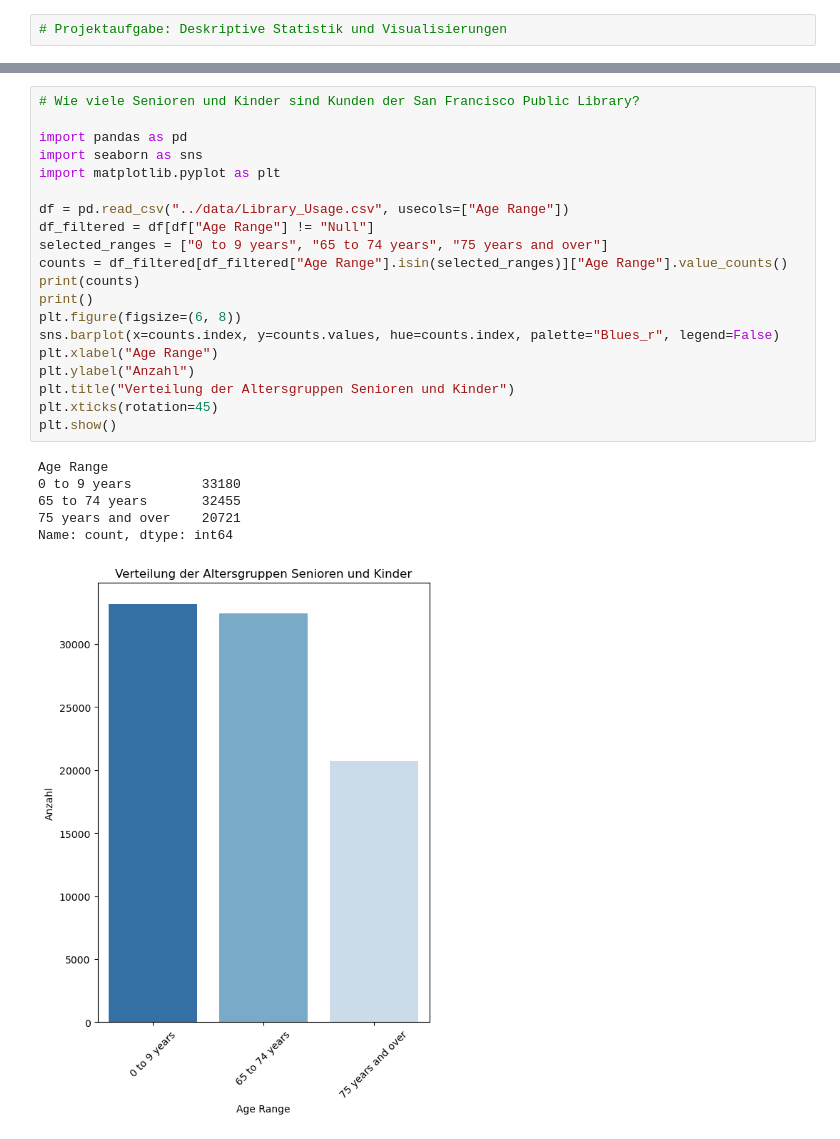
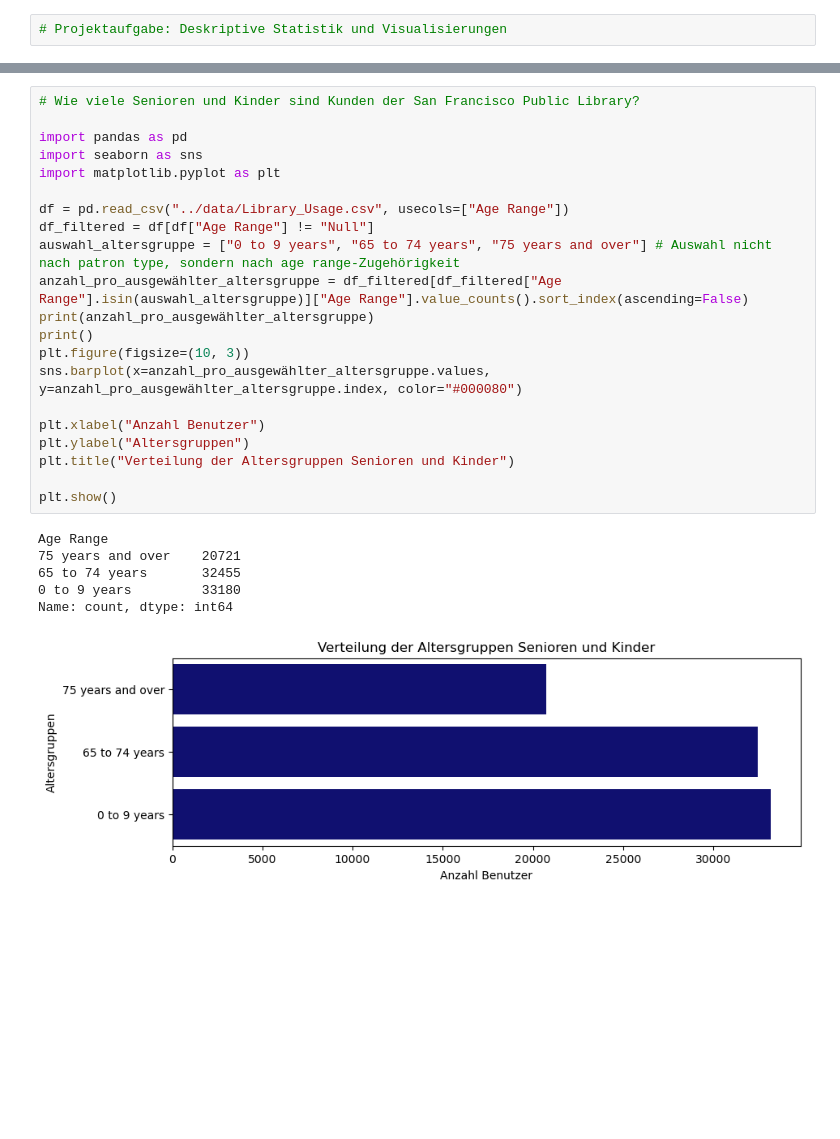
Before and after one commit to Gremmelspacher/DataLibrarian, a Jupyter notebook: Modul_3/notebooks/ProjektaufgabeDeskriptiveStatistikVisualisierungenGremmelspacher.ipynb, the cells around one changed output, grey strips where cells are left out. Saved outputs shown, nothing was run; the diff lists cells and outputs as text; blank space fills up the shorter version.

```diff
--- a/Modul_3/notebooks/ProjektaufgabeDeskriptiveStatistikVisualisierungenGremmelspacher.ipynb
+++ b/Modul_3/notebooks/ProjektaufgabeDeskriptiveStatistikVisualisierungenGremmelspacher.ipynb
@@ -36,30 +36,31 @@ Name: count, dtype: int64
 # %%
 # Wie viele Senioren und Kinder sind Kunden der San Francisco Public Library?
 
 import pandas as pd
 import seaborn as sns
 import matplotlib.pyplot as plt
 
 df = pd.read_csv("../data/Library_Usage.csv", usecols=["Age Range"])
 df_filtered = df[df["Age Range"] != "Null"]
-selected_ranges = ["0 to 9 years", "65 to 74 years", "75 years and over"]
-counts = df_filtered[df_filtered["Age Range"].isin(selected_ranges)]["Age Range"].value_counts()
-print(counts)
+auswahl_altersgruppe = ["0 to 9 years", "65 to 74 years", "75 years and over"] # Auswahl nicht nach patron type, sondern nach age range-Zugehörigkeit
+anzahl_pro_ausgewählter_altersgruppe = df_filtered[df_filtered["Age Range"].isin(auswahl_altersgruppe)]["Age Range"].value_counts().sort_index(ascending=False)
+print(anzahl_pro_ausgewählter_altersgruppe)
 print()
-plt.figure(figsize=(6, 8))
-sns.barplot(x=counts.index, y=counts.values, hue=counts.index, palette="Blues_r", legend=False)
-plt.xlabel("Age Range")
-plt.ylabel("Anzahl")
+plt.figure(figsize=(10, 3))
+sns.barplot(x=anzahl_pro_ausgewählter_altersgruppe.values, y=anzahl_pro_ausgewählter_altersgruppe.index, color="#000080")
+
+plt.xlabel("Anzahl Benutzer")
+plt.ylabel("Altersgruppen")
 plt.title("Verteilung der Altersgruppen Senioren und Kinder")
-plt.xticks(rotation=45)
+
 plt.show()
 # %% [output]
 Age Range
+75 years and over    20721
+65 to 74 years       32455
 0 to 9 years         33180
-65 to 74 years       32455
-75 years and over    20721
 Name: count, dtype: int64
-[figure, old version]
+[figure, new version]
 # %%
 # Wie viele Kunden möchten per Mail informiert werden?
 
```
Also changed, not shown: parts of 7 cells of this notebook.
